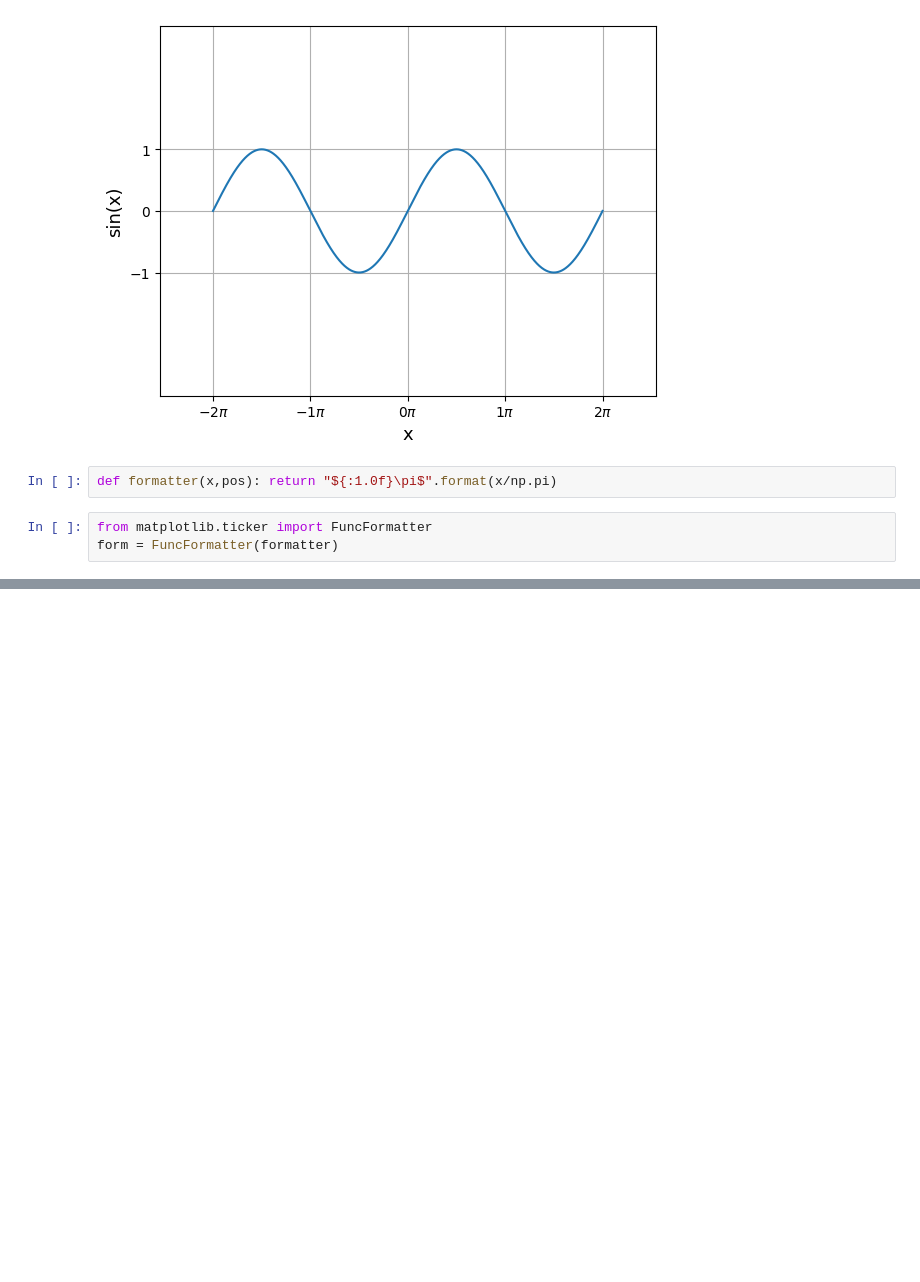
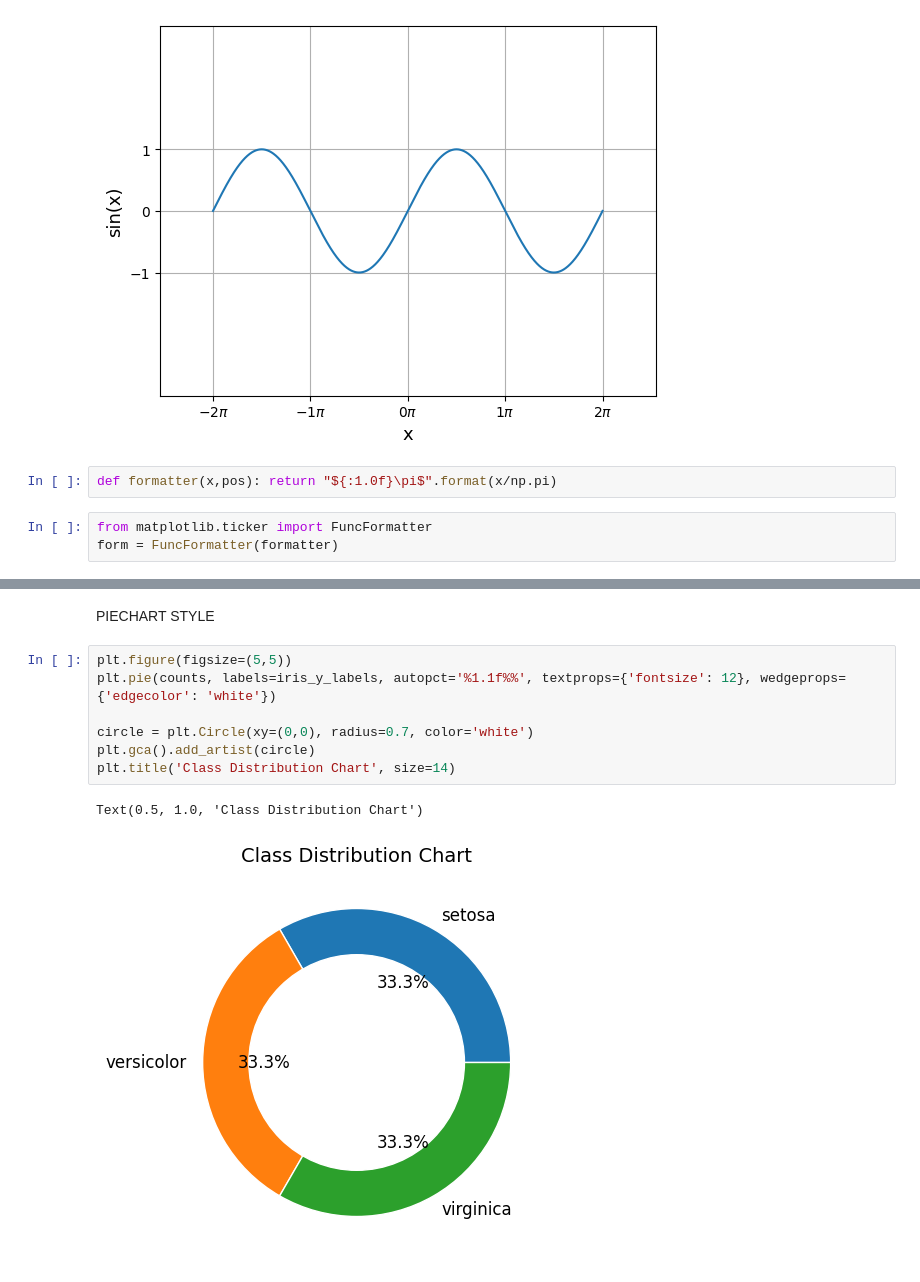
Before and after one commit to dimiporf/Contemporary-Approach-on-Programming-Lanuages---Scripts-for-University-of-Derby--Thesis-2023, a Jupyter notebook: datavis_100567030.ipynb, the cells around one changed output, grey strips where cells are left out. Saved outputs shown, nothing was run; the diff lists cells and outputs as text; blank space fills up the shorter version.

```diff
--- a/datavis_100567030.ipynb
+++ b/datavis_100567030.ipynb
@@ -97,0 +128,12 @@ form = FuncFormatter(formatter)
+# %% [markdown]
+PIECHART STYLE
+# %%
+plt.figure(figsize=(5,5))
+plt.pie(counts, labels=iris_y_labels, autopct='%1.1f%%', textprops={'fontsize': 12}, wedgeprops={'edgecolor': 'white'})
+
+circle = plt.Circle(xy=(0,0), radius=0.7, color='white')
+plt.gca().add_artist(circle)
+plt.title('Class Distribution Chart', size=14)
+# %% [output]
+Text(0.5, 1.0, 'Class Distribution Chart')
+[figure, added]
```
Also changed, not shown: parts of 3 cells of this notebook.
